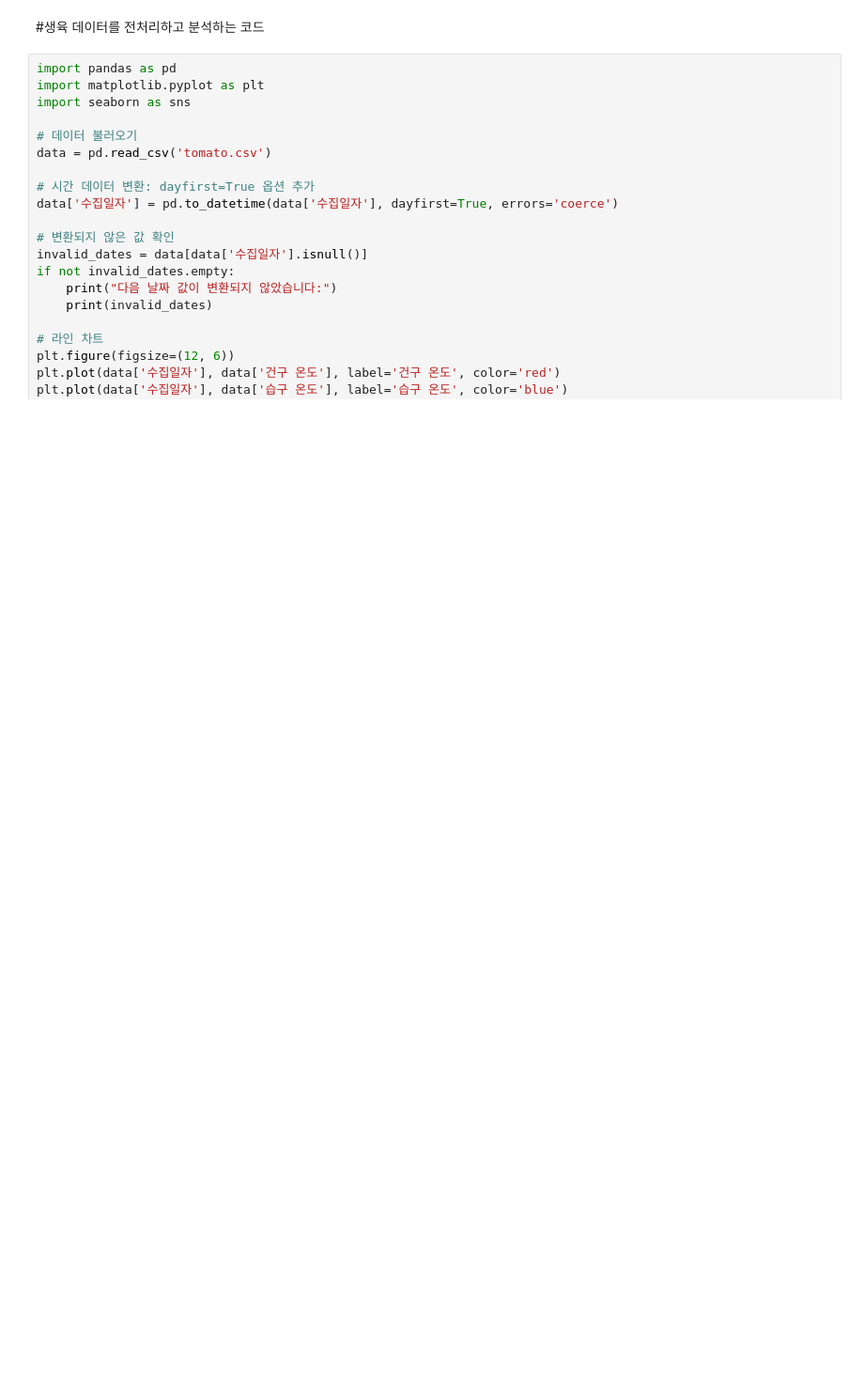
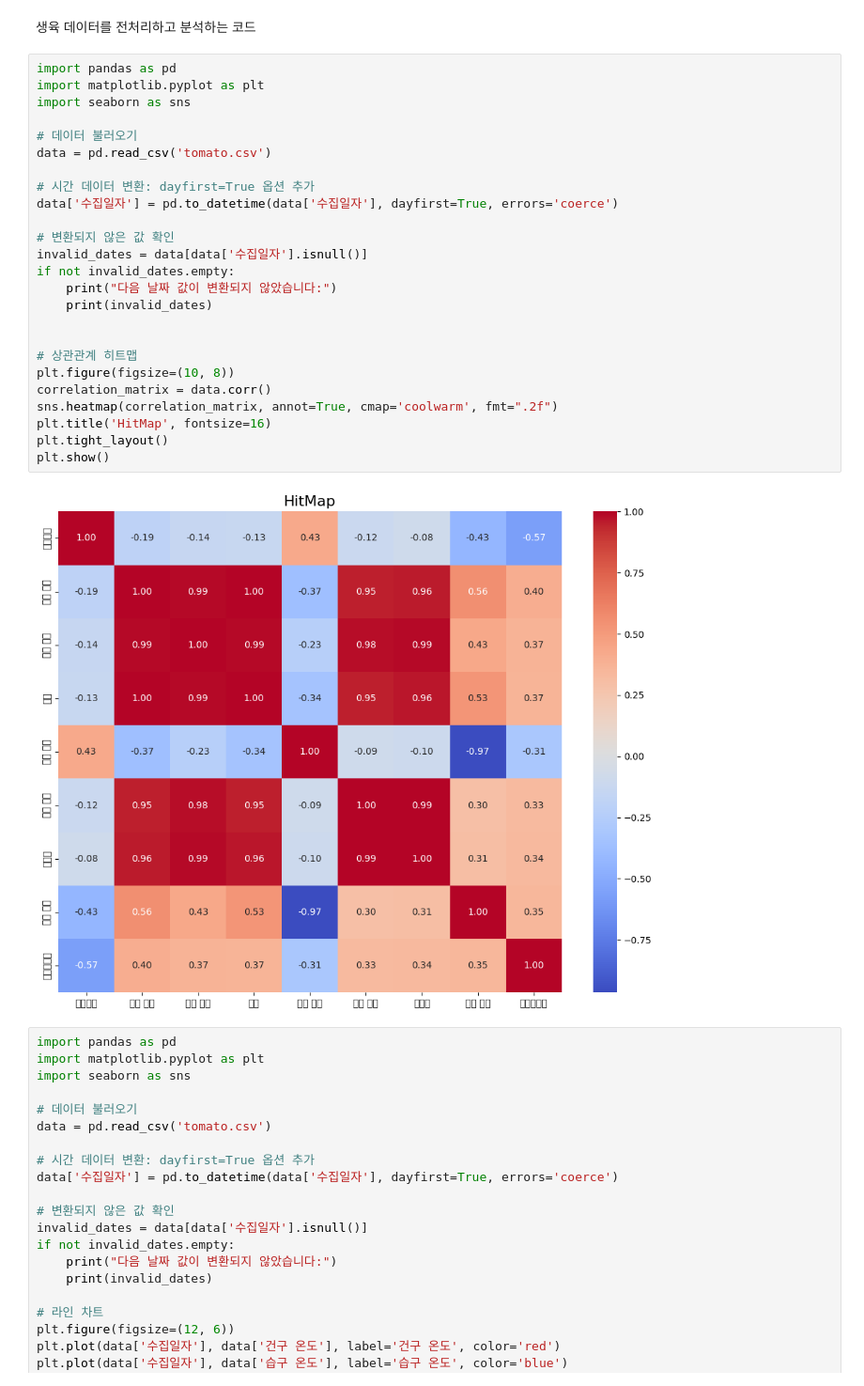
Before and after one commit to Hwang9170/Growth-Data-Analysis, a Jupyter notebook: 결과보고서.ipynb, the cells around one changed output. Shown at 94% size. Drawn from its saved outputs; the diff is of its cells as text; blank space fills up the shorter version.

```diff
--- a/결과보고서.ipynb
+++ b/결과보고서.ipynb
@@ -1,5 +1,32 @@
 # %% [markdown]
-#생육 데이터를 전처리하고 분석하는 코드
+생육 데이터를 전처리하고 분석하는 코드
+# %%
+import pandas as pd
+import matplotlib.pyplot as plt
+import seaborn as sns
+
+# 데이터 불러오기
+data = pd.read_csv('tomato.csv')
+
+# 시간 데이터 변환: dayfirst=True 옵션 추가
+data['수집일자'] = pd.to_datetime(data['수집일자'], dayfirst=True, errors='coerce')
+
+# 변환되지 않은 값 확인
+invalid_dates = data[data['수집일자'].isnull()]
+if not invalid_dates.empty:
+    print("다음 날짜 값이 변환되지 않았습니다:")
+    print(invalid_dates)
+
+
+# 상관관계 히트맵
+plt.figure(figsize=(10, 8))
+correlation_matrix = data.corr()
+sns.heatmap(correlation_matrix, annot=True, cmap='coolwarm', fmt=".2f")
+plt.title('HitMap', fontsize=16)
+plt.tight_layout()
+plt.show()
+# %% [output]
+[figure, added]
 # %%
 import pandas as pd
 import matplotlib.pyplot as plt
```
Also changed, not shown: 2 other files.
